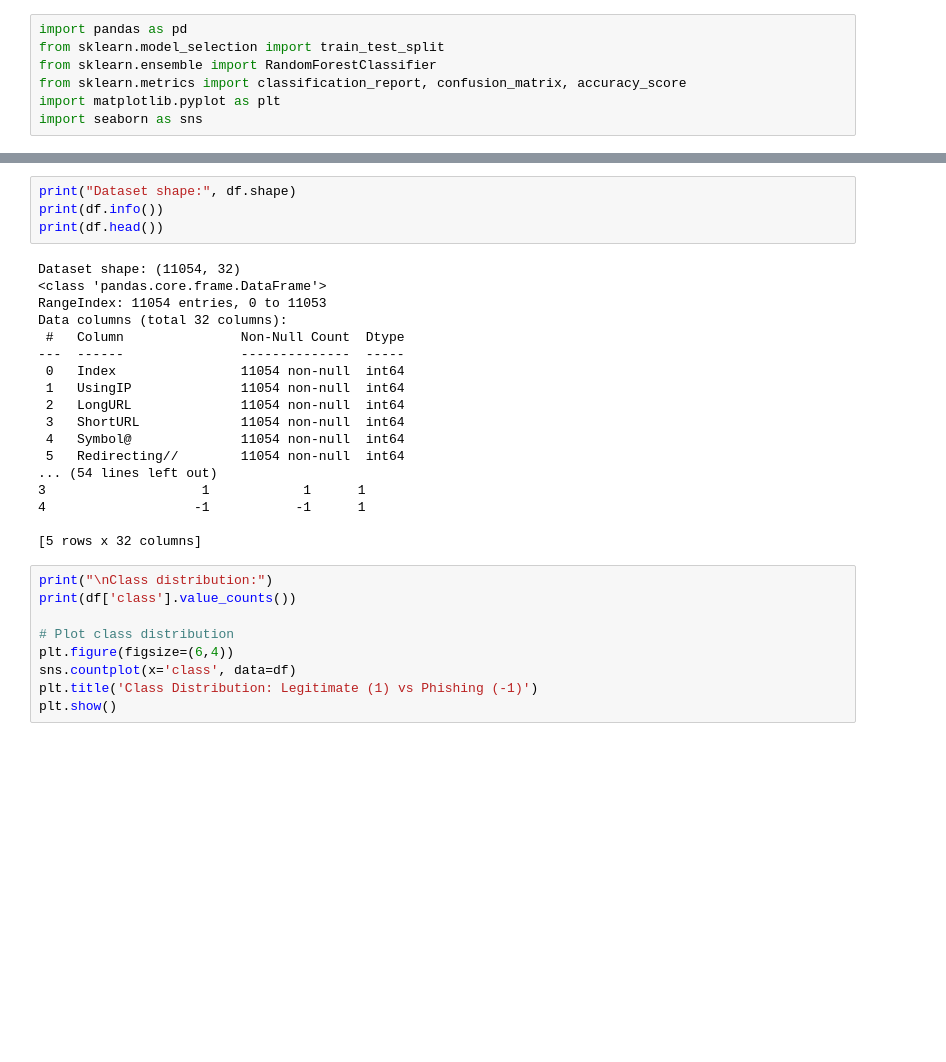
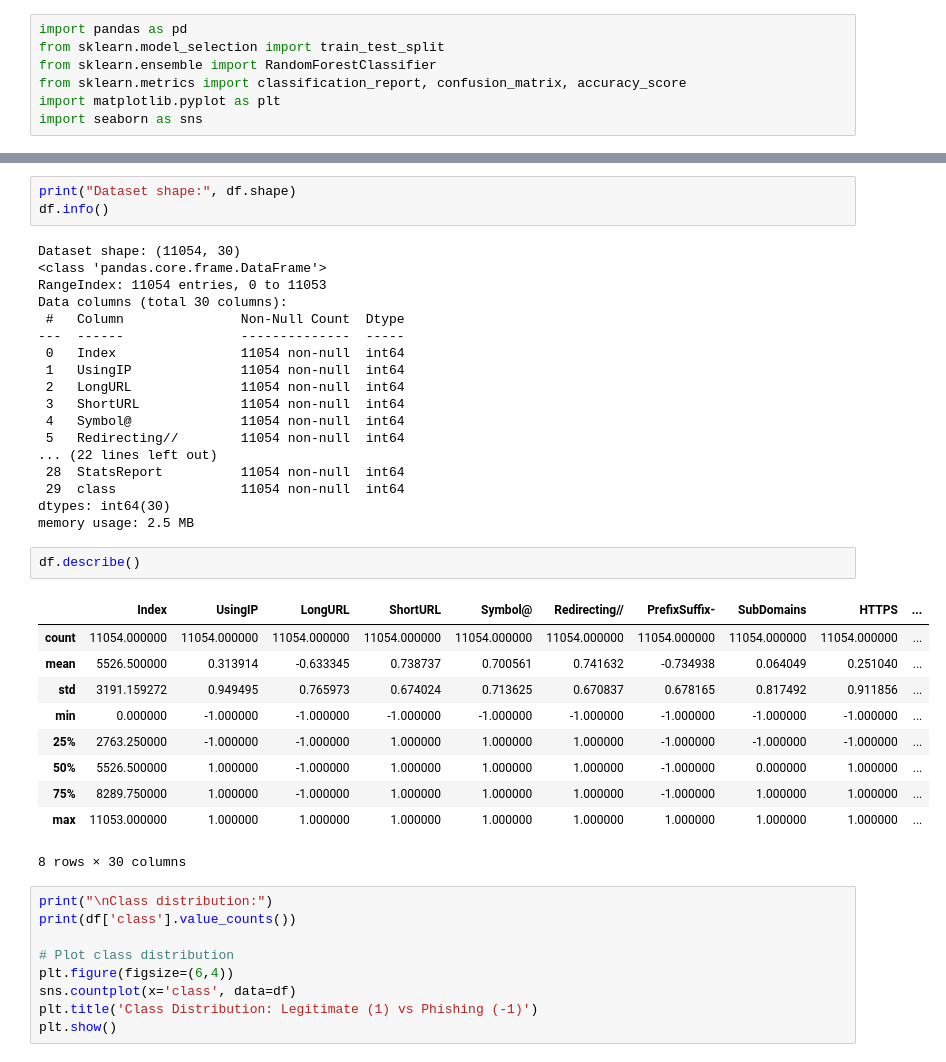
Before and after one commit to abedassi2001/CyberSecurity-PipeLine, a Jupyter notebook: PipeLineCode.ipynb, the cells around one changed output, grey strips where cells are left out. Saved outputs shown, nothing was run; the diff lists cells and outputs as text; blank space fills up the shorter version.

```diff
--- a/PipeLineCode.ipynb
+++ b/PipeLineCode.ipynb
@@ -8,12 +39,11 @@ import seaborn as sns
 # %%
 print("Dataset shape:", df.shape)
-print(df.info())
-print(df.head())
+df.info()
 # %% [output]
-Dataset shape: (11054, 32)
+Dataset shape: (11054, 30)
 <class 'pandas.core.frame.DataFrame'>
 RangeIndex: 11054 entries, 0 to 11053
-Data columns (total 32 columns):
+Data columns (total 30 columns):
  #   Column               Non-Null Count  Dtype
 ---  ------               --------------  -----
  0   Index                11054 non-null  int64
@@ -22,11 +52,24 @@ Data columns (total 32 columns):
  3   ShortURL             11054 non-null  int64
  4   Symbol@              11054 non-null  int64
  5   Redirecting//        11054 non-null  int64
-... (54 lines left out)
-3                    1            1      1
-4                   -1           -1      1
-
-[5 rows x 32 columns]
+... (22 lines left out)
+ 28  StatsReport          11054 non-null  int64
+ 29  class                11054 non-null  int64
+dtypes: int64(30)
+memory usage: 2.5 MB
+# %%
+df.describe()
+# %% [output]
+|  | Index | UsingIP | LongURL | ShortURL | Symbol@ | Redirecting// | PrefixSuffix- | SubDomains | HTTPS | ... |
+| count | 11054.000000 | 11054.000000 | 11054.000000 | 11054.000000 | 11054.000000 | 11054.000000 | 11054.000000 | 11054.000000 | 11054.000000 | ... |
+| mean | 5526.500000 | 0.313914 | -0.633345 | 0.738737 | 0.700561 | 0.741632 | -0.734938 | 0.064049 | 0.251040 | ... |
+| std | 3191.159272 | 0.949495 | 0.765973 | 0.674024 | 0.713625 | 0.670837 | 0.678165 | 0.817492 | 0.911856 | ... |
+| min | 0.000000 | -1.000000 | -1.000000 | -1.000000 | -1.000000 | -1.000000 | -1.000000 | -1.000000 | -1.000000 | ... |
+| 25% | 2763.250000 | -1.000000 | -1.000000 | 1.000000 | 1.000000 | 1.000000 | -1.000000 | -1.000000 | -1.000000 | ... |
+| 50% | 5526.500000 | 1.000000 | -1.000000 | 1.000000 | 1.000000 | 1.000000 | -1.000000 | 0.000000 | 1.000000 | ... |
+| 75% | 8289.750000 | 1.000000 | -1.000000 | 1.000000 | 1.000000 | 1.000000 | -1.000000 | 1.000000 | 1.000000 | ... |
+| max | 11053.000000 | 1.000000 | 1.000000 | 1.000000 | 1.000000 | 1.000000 | 1.000000 | 1.000000 | 1.000000 | ... |
+8 rows × 30 columns
 # %%
 print("\nClass distribution:")
 print(df['class'].value_counts())
```
Also changed, not shown: parts of 6 cells of this notebook.
